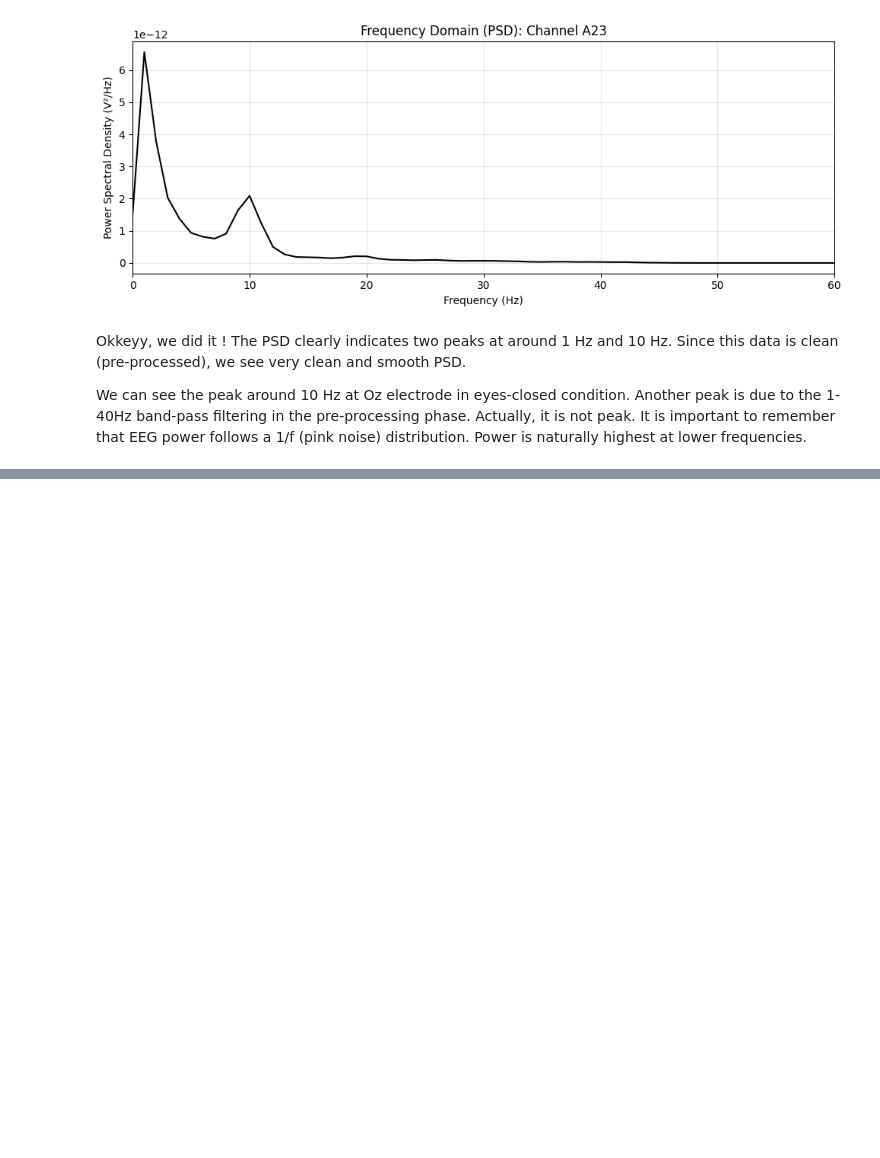
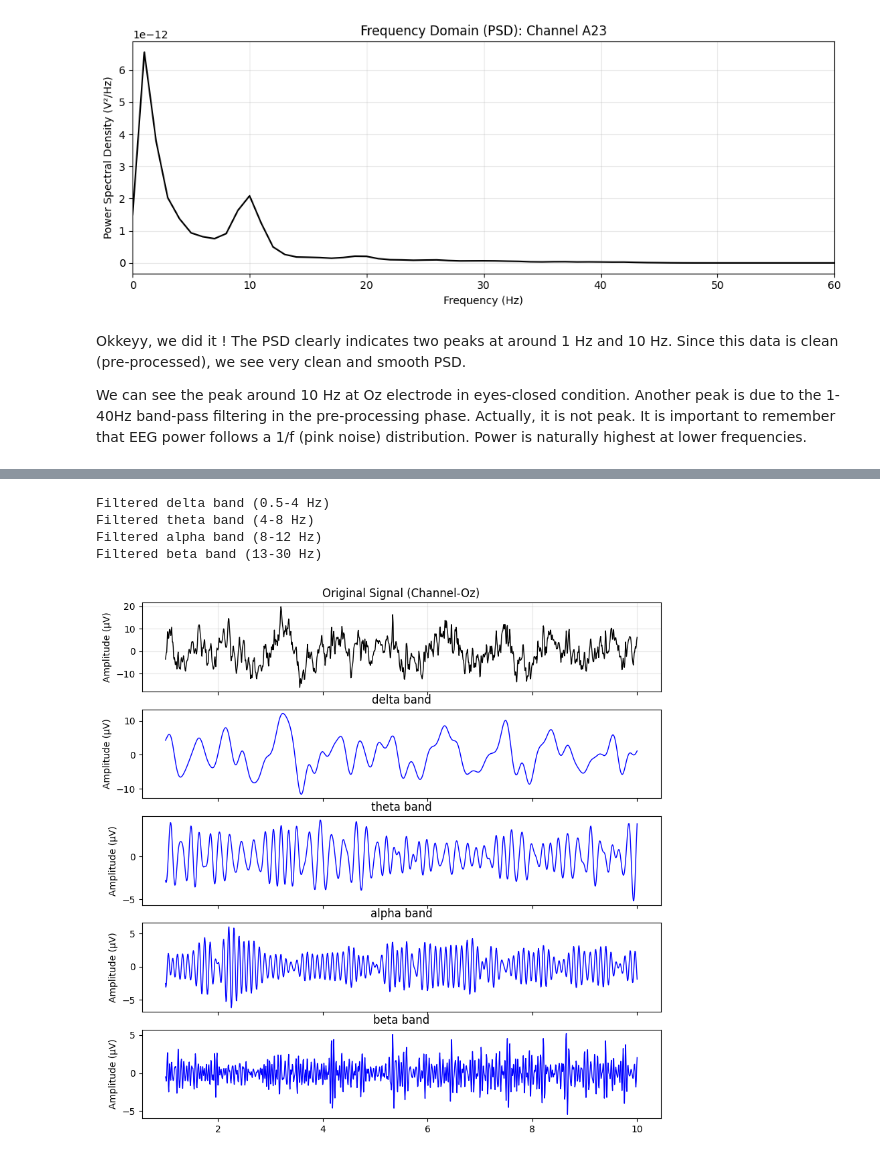
Before and after one commit to fatihonay/Neural-Variability-, a Jupyter notebook: docs/source/Tutorials/Aper_Osc.ipynb, the cells around one changed output, grey strips where cells are left out. Drawn from its saved outputs; the diff is of its cells as text; code cells hidden in the pictures; blank space fills up the shorter version.

```diff
--- a/docs/source/Tutorials/Aper_Osc.ipynb
+++ b/docs/source/Tutorials/Aper_Osc.ipynb
@@ -127,0 +135,61 @@ We can see the peak around 10 Hz at Oz electrode in eyes-closed condition. Anoth
+# %%
+from scipy.signal import butter, filtfilt
+
+# Determine sub-band ranges
+sub_bands = {
+    'delta': (0.5,4),
+    'theta': (4, 8),
+    'alpha': (8, 12),
+    'beta': (13,30)}
+
+# Let's design our filter
+def butter_bandpass(data, lowcut, highcut, fs, order = 4):
+  nyq = 0.5*fs
+  low = lowcut/nyq
+  high = highcut/nyq
+  b, a = butter(order, [low, high], btype='band')
+
+  # filtfilt applies the filter forward and backward (zero-phase distortion)
+  y = filtfilt(b, a, data)
+  return y
+
+
+# Create a dictionary to store the results
+filtered_signals = {}
+
+# Let's determine time range we want to visualize
+t_start   = 1
+t_end     = 10
+mask      = (time_axis >= t_start) & (time_axis <= t_end)
+time_wind = time_axis[mask]
+
+
+# Create subplot fig
+fig, axes = plt.subplots(5,1, figsize=(10,10), sharex=True)
+time_axis = epochs.times
+
+# Plot Original Signal
+axes[0].plot(time_wind, single_channel_signal[mask] * 1e6, color='k', linewidth=1)
+axes[0].set_title("Original Signal (Channel-Oz)")
+axes[0].grid(True, alpha=0.3)
+axes[0].set_ylabel('Amplitude (µV)')
+
+
+# Iterate over the sub-bands
+for i, (sub_band, (fmin, fmax)) in enumerate(sub_bands.items()):
+
+    ax = axes[i + 1]
+
+    signal_subband = butter_bandpass(single_channel_signal, fmin, fmax, fs)
+
+    print(f'Filtered {sub_band} band ({fmin}-{fmax} Hz)')
+
+    ax.plot(time_wind, signal_subband[mask] * 1e6,color='b', linewidth=1)
+    ax.set_title(f'{sub_band} band')
+    ax.set_ylabel('Amplitude (µV)')
+# %% [output]
+Filtered delta band (0.5-4 Hz)
+Filtered theta band (4-8 Hz)
+Filtered alpha band (8-12 Hz)
+Filtered beta band (13-30 Hz)
+[figure, added]
```
Also changed, not shown: parts of 3 cells of this notebook.
